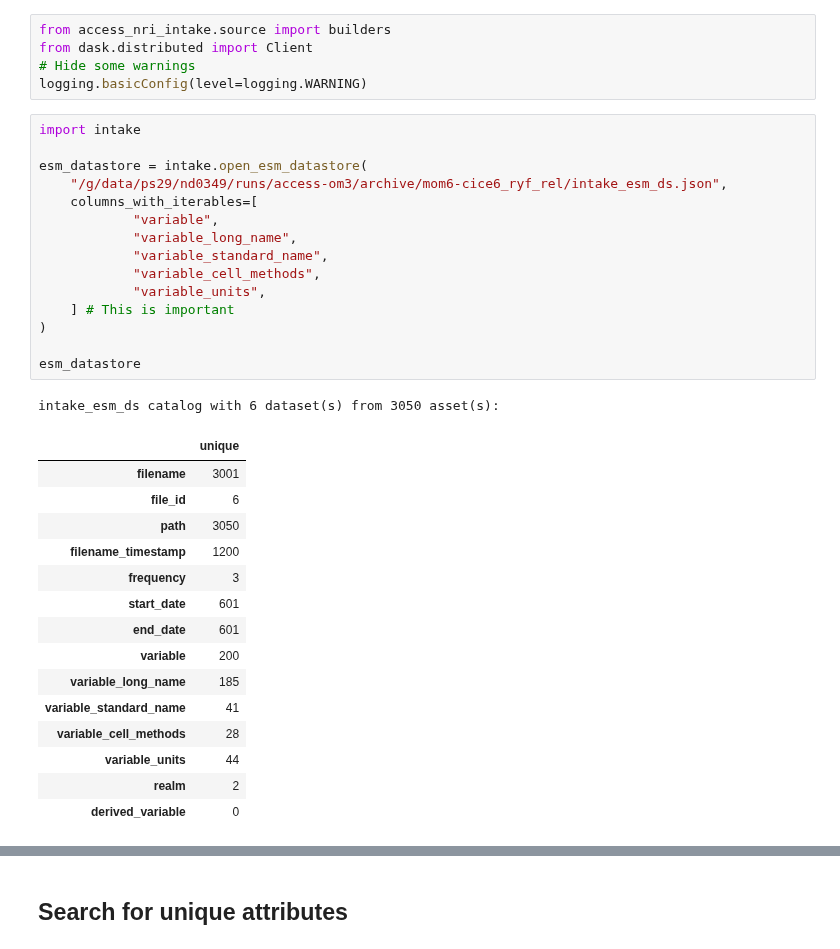
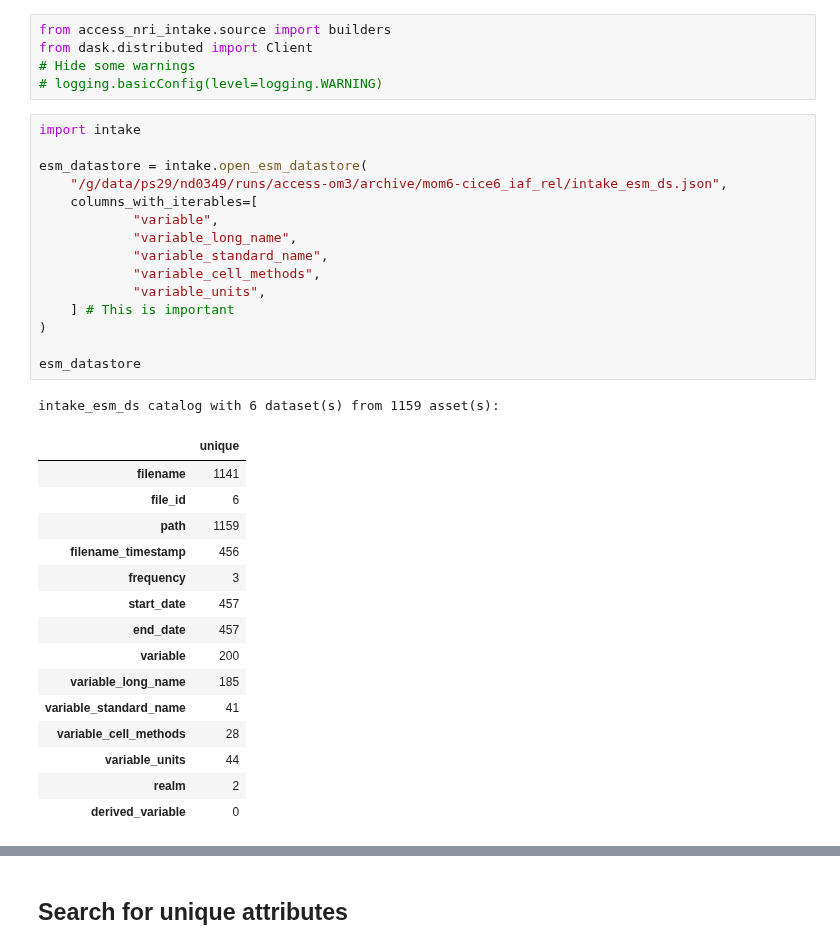
Before and after one commit to NoahDay/access-om3-analysis, a Jupyter notebook: test_using_intake_datastores.ipynb, the cells around one changed output, grey strips where cells are left out. Drawn from its saved outputs; the diff is of its cells as text.

```diff
--- a/test_using_intake_datastores.ipynb
+++ b/test_using_intake_datastores.ipynb
@@ -2,32 +2,32 @@
 from access_nri_intake.source import builders
 from dask.distributed import Client
 # Hide some warnings
-logging.basicConfig(level=logging.WARNING)
+# logging.basicConfig(level=logging.WARNING)
 # %%
 import intake
 
 esm_datastore = intake.open_esm_datastore(
-    "/g/data/ps29/nd0349/runs/access-om3/archive/mom6-cice6_ryf_rel/intake_esm_ds.json",
+    "/g/data/ps29/nd0349/runs/access-om3/archive/mom6-cice6_iaf_rel/intake_esm_ds.json",
     columns_with_iterables=[
             "variable",
             "variable_long_name",
             "variable_standard_name",
             "variable_cell_methods",
             "variable_units",
     ] # This is important
 )
 
 esm_datastore
 # %% [output]
-intake_esm_ds catalog with 6 dataset(s) from 3050 asset(s):
+intake_esm_ds catalog with 6 dataset(s) from 1159 asset(s):
 |  | unique |
-| filename | 3001 |
+| filename | 1141 |
 | file_id | 6 |
-| path | 3050 |
-| filename_timestamp | 1200 |
+| path | 1159 |
+| filename_timestamp | 456 |
 | frequency | 3 |
-| start_date | 601 |
-| end_date | 601 |
+| start_date | 457 |
+| end_date | 457 |
 | variable | 200 |
 | variable_long_name | 185 |
 | variable_standard_name | 41 |
```
Also changed, not shown: parts of 3 cells of this notebook, 2 other files.
